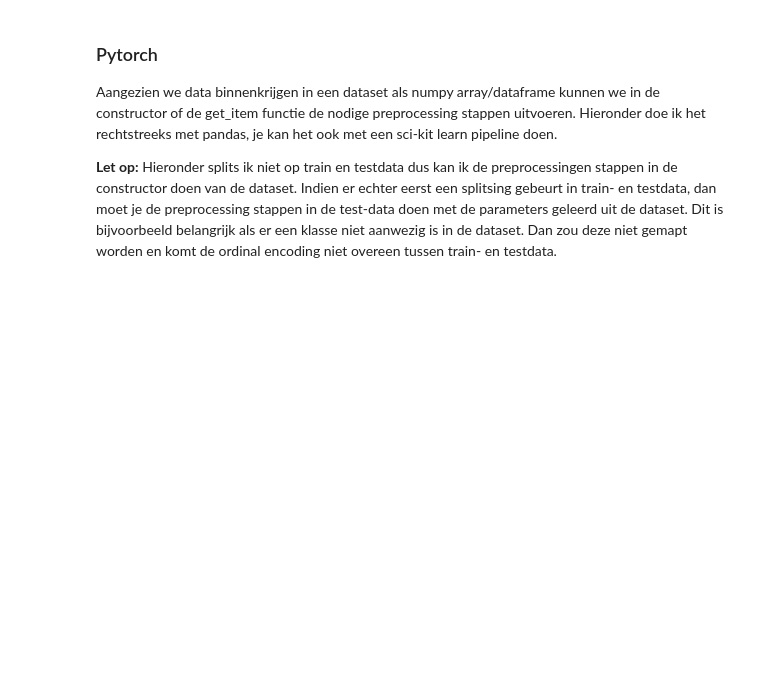
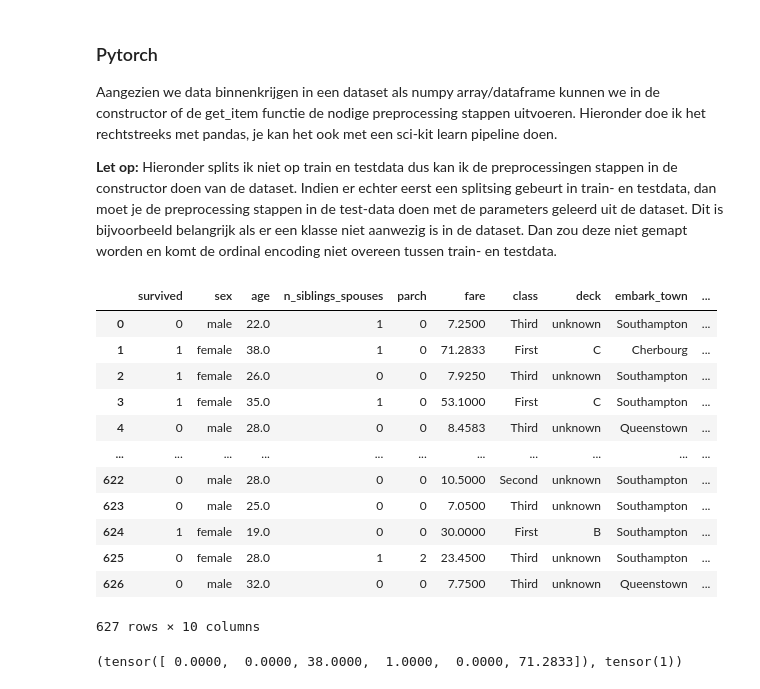
Before and after one commit to OdiseeMachineLearning2526/Leerstof-groep-2, a Jupyter notebook: Week_02/01_inladen.ipynb, the cells around one changed output. Saved outputs shown, nothing was run; the diff lists cells and outputs as text; code cells hidden in the pictures; blank space fills up the shorter version.

```diff
--- a/Week_02/01_inladen.ipynb
+++ b/Week_02/01_inladen.ipynb
@@ -9,3 +9,11 @@ Deze datasets worden mee aangeleverd met de verschillende modelling-frameworks e
 In deze notebook gaan we werken met deze standaard datasets.
 
 In het eerste voorbeeld gaan we werken met een dataset waarbij alle data reeds numeriek is, meer bepaald gaan we werken met de iris-dataset dat informatie over de bloemen van een aantal iris-soorten bevat.
+# %%
+from sklearn.datasets import load_iris
+from sklearn.model_selection import train_test_split
+
+X, y = load_iris(return_X_y=True)
+
+X_train, X_test, y_train, y_test = train_test_split(X, y, test_size=0.2)
+X_train.shape
@@ -36,3 +77,53 @@ Hieronder doe ik het rechtstreeks met pandas, je kan het ook met een sci-kit lea
 **Let op:** Hieronder splits ik niet op train en testdata dus kan ik de preprocessingen stappen in de constructor doen van de dataset.
 Indien er echter eerst een splitsing gebeurt in train- en testdata, dan moet je de preprocessing stappen in de test-data doen met de parameters geleerd uit de dataset.
 Dit is bijvoorbeeld belangrijk als er een klasse niet aanwezig is in de dataset. Dan zou deze niet gemapt worden en komt de ordinal encoding niet overeen tussen train- en testdata.
+# %%
+import pandas as pd
+import torch
+from torch.utils.data import Dataset, DataLoader, random_split
+
+# Load Titanic dataset
+titanic = pd.read_csv("https://storage.googleapis.com/tf-datasets/titanic/train.csv")
+
+display(titanic)
+
+class TitanicDataset(Dataset):
+
+    def __init__(self, dataframe):
+        # al mijn preprocessing stappen plaats ik hier
+        dataframe.fillna({'age': dataframe['age'].median()}, inplace=True)
+        dataframe.fillna({'embark_town': dataframe['embark_town'].mode()[0]}, inplace=True) # meest frequente
+        # ordinal encoding
+        dataframe['sex'] = dataframe['sex'].astype('category').cat.codes
+        dataframe['class'] = dataframe['class'].astype('category').cat.codes
+        dataframe['embark_town'] = dataframe['embark_town'].astype('category').cat.codes
+
+        # omzetten naar tensor
+        X=dataframe[['class', 'sex', 'age', 'n_siblings_spouses', 'parch', 'fare']]
+        y=dataframe['survived'] # label kolom selecteren
+
+        self.X = torch.tensor(X.values, dtype=torch.float32)
+        self.y = torch.tensor(y.values, dtype=torch.long)
+
+    def __len__(self):
+        return len(self.y)
+
+    def __getitem__(self, idx):
+        return self.X[idx], self.y[idx]
+
+TitanicDataset(titanic)[1]
+# %% [output]
+|  | survived | sex | age | n_siblings_spouses | parch | fare | class | deck | embark_town | ... |
+| 0 | 0 | male | 22.0 | 1 | 0 | 7.2500 | Third | unknown | Southampton | ... |
+| 1 | 1 | female | 38.0 | 1 | 0 | 71.2833 | First | C | Cherbourg | ... |
+| 2 | 1 | female | 26.0 | 0 | 0 | 7.9250 | Third | unknown | Southampton | ... |
+| 3 | 1 | female | 35.0 | 1 | 0 | 53.1000 | First | C | Southampton | ... |
+| 4 | 0 | male | 28.0 | 0 | 0 | 8.4583 | Third | unknown | Queenstown | ... |
+| ... | ... | ... | ... | ... | ... | ... | ... | ... | ... | ... |
+| 622 | 0 | male | 28.0 | 0 | 0 | 10.5000 | Second | unknown | Southampton | ... |
+| 623 | 0 | male | 25.0 | 0 | 0 | 7.0500 | Third | unknown | Southampton | ... |
+| 624 | 1 | female | 19.0 | 0 | 0 | 30.0000 | First | B | Southampton | ... |
+| 625 | 0 | female | 28.0 | 1 | 2 | 23.4500 | Third | unknown | Southampton | ... |
+| 626 | 0 | male | 32.0 | 0 | 0 | 7.7500 | Third | unknown | Queenstown | ... |
+627 rows × 10 columns
+(tensor([ 0.0000,  0.0000, 38.0000,  1.0000,  0.0000, 71.2833]), tensor(1))
```
Also changed, not shown: parts of 2 cells of this notebook, 2 other files.
